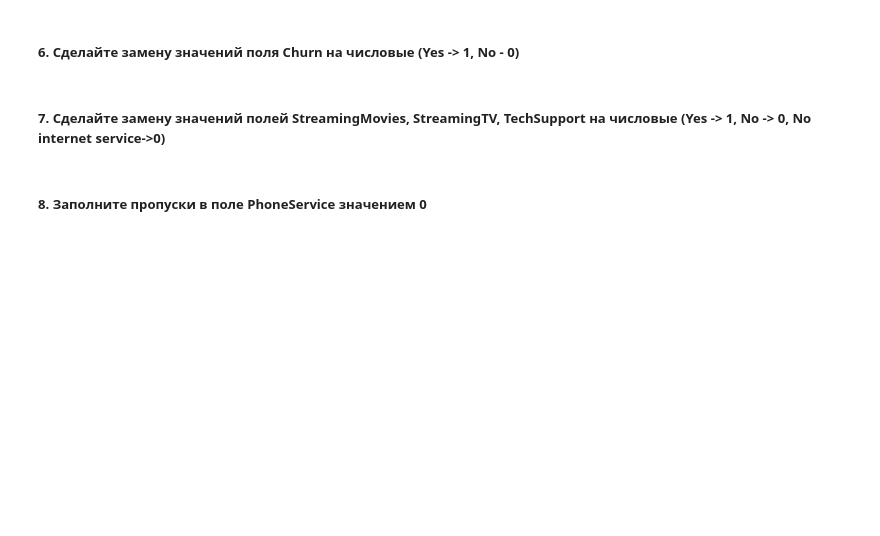
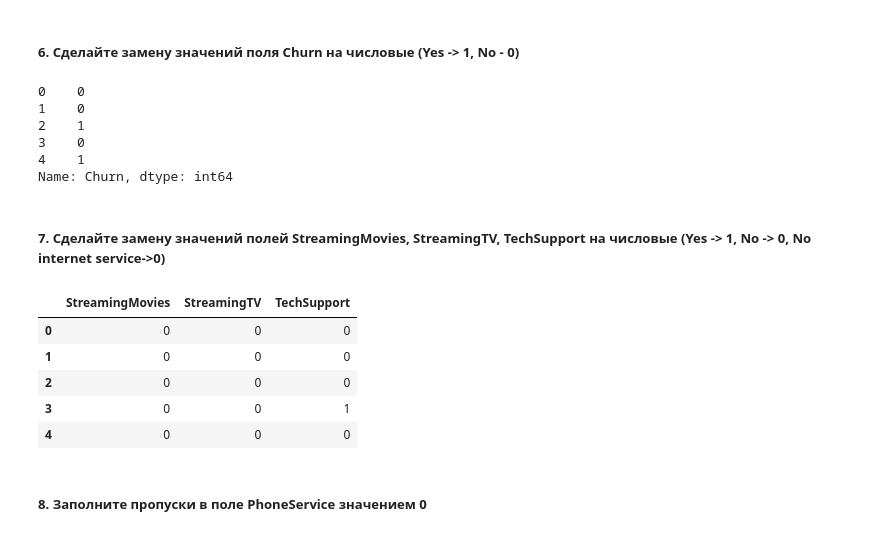
Before and after one commit to Vol4oks/ML_in_business, a Jupyter notebook: lection1_materials/HW1.ipynb, the cells around one changed output. Drawn from its saved outputs; the diff is of its cells as text; code cells hidden in the pictures; blank space fills up the shorter version.

```diff
--- a/lection1_materials/HW1.ipynb
+++ b/lection1_materials/HW1.ipynb
@@ -62,0 +102,5 @@ df.head(3)
+# %%
+#Ваш код здесь
+df['PhoneService'].replace('Yes', 1, inplace=True)
+df['PhoneService'].replace('No', 0, inplace=True)
+df['PhoneService'].head()
@@ -66,0 +116,4 @@ df.head(3)
+# %%
+#Ваш код здесь
+df.TotalCharges = pd.to_numeric(df['TotalCharges'].replace(r'^\s*$', np.nan, regex=True).fillna(0))
+df.TotalCharges.describe()
@@ -71,2 +132,14 @@ df.head(3)
+# %%
+#Ваш код здесь
+df['Churn'].replace('Yes', 1, inplace=True)
+df['Churn'].replace('No', 0, inplace=True)
+df['Churn'].head()
+# %% [output]
+0    0
+1    0
+2    1
+3    0
+4    1
+Name: Churn, dtype: int64
 # %% [markdown]
 ##### 7. Сделайте замену значений полей StreamingMovies, StreamingTV, TechSupport  на числовые (Yes -> 1, No -> 0, No internet service->0)
@@ -75,3 +146,17 @@ df.head(3)
+# %%
+#Ваш код здесь
+columns = ['StreamingMovies', 'StreamingTV', 'TechSupport']
+to_replace = {'Yes': 1, 'No': 0, 'No internet service': 0}
+
+df[columns] = df[columns].applymap(to_replace.get)
+df[columns].head()
+# %% [output]
+|  | StreamingMovies | StreamingTV | TechSupport |
+| 0 | 0 | 0 | 0 |
+| 1 | 0 | 0 | 0 |
+| 2 | 0 | 0 | 0 |
+| 3 | 0 | 0 | 1 |
+| 4 | 0 | 0 | 0 |
 # %% [markdown]
 ##### 8. Заполните пропуски в поле PhoneService значением 0
 # %%
```
Also changed, not shown: parts of 21 cells of this notebook, 1 other file.
